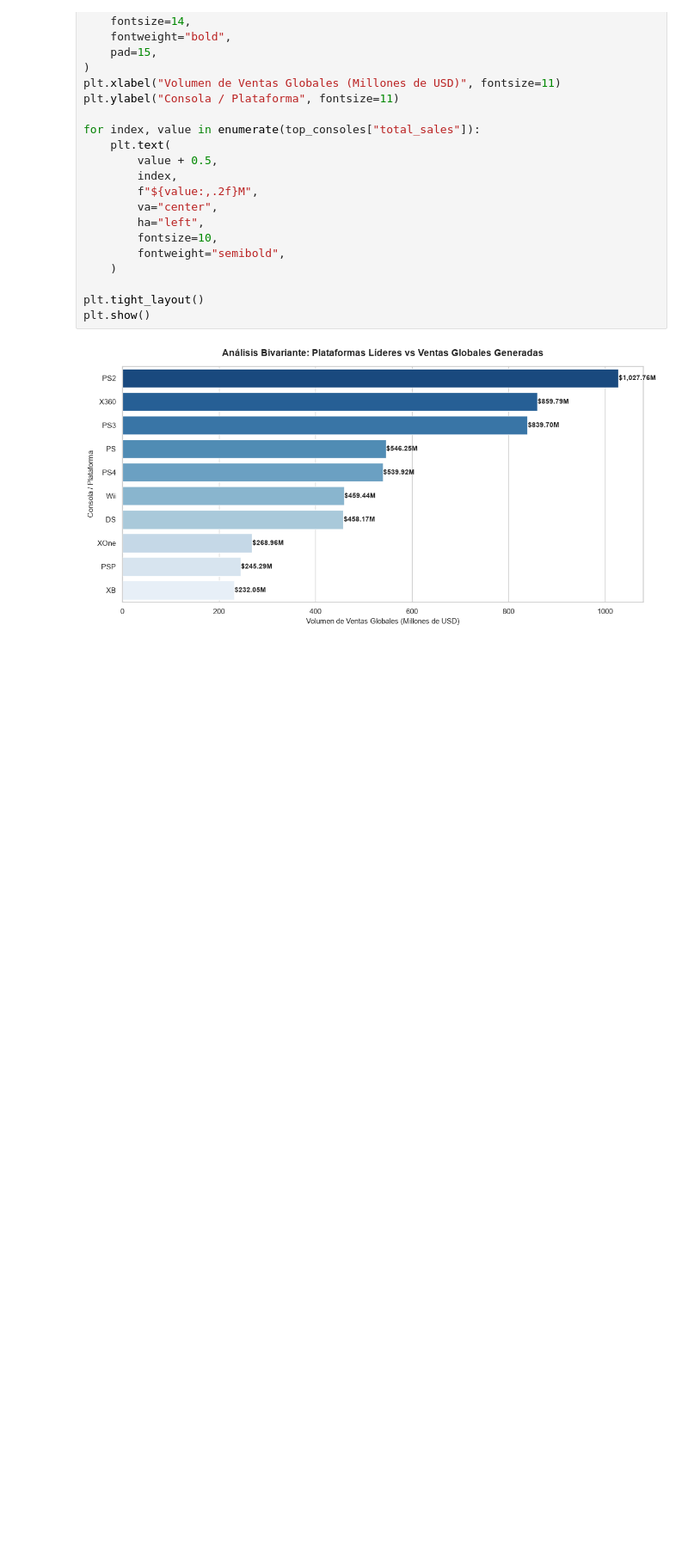
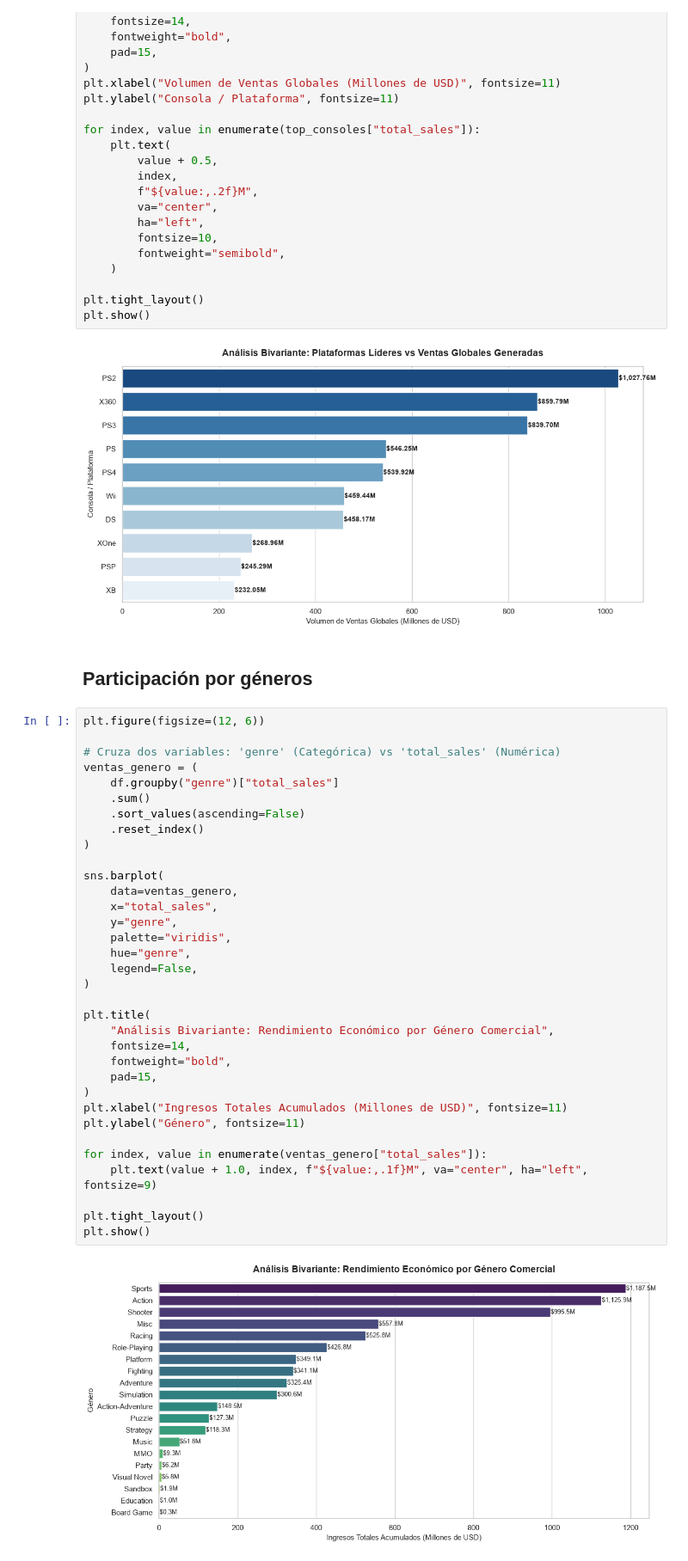
Before and after one commit to alvarodc093-pixel/Eda-Games, a Jupyter notebook: Notebook/Preprocesamiento.ipynb, the cells around one changed output. Shown at 86% size. Drawn from its saved outputs; the diff is of its cells as text; blank space fills up the shorter version.

Commit message:
Análisis bivariante.
Realizamos un estudio del rendimiento económico por género.

```diff
--- a/Notebook/Preprocesamiento.ipynb
+++ b/Notebook/Preprocesamiento.ipynb
@@ -360,3 +360,41 @@ plt.tight_layout()
 plt.show()
 # %% [output]
 [figure]
+# %% [markdown]
+## Participación por géneros
+# %%
+plt.figure(figsize=(12, 6))
+
+# Cruza dos variables: 'genre' (Categórica) vs 'total_sales' (Numérica)
+ventas_genero = (
+    df.groupby("genre")["total_sales"]
+    .sum()
+    .sort_values(ascending=False)
+    .reset_index()
+)
+
+sns.barplot(
+    data=ventas_genero,
+    x="total_sales",
+    y="genre",
+    palette="viridis",
+    hue="genre",
+    legend=False,
+)
+
+plt.title(
+    "Análisis Bivariante: Rendimiento Económico por Género Comercial",
+    fontsize=14,
+    fontweight="bold",
+    pad=15,
+)
+plt.xlabel("Ingresos Totales Acumulados (Millones de USD)", fontsize=11)
+plt.ylabel("Género", fontsize=11)
+
+for index, value in enumerate(ventas_genero["total_sales"]):
+    plt.text(value + 1.0, index, f"${value:,.1f}M", va="center", ha="left", fontsize=9)
+
+plt.tight_layout()
+plt.show()
+# %% [output]
+[figure, added]
```
